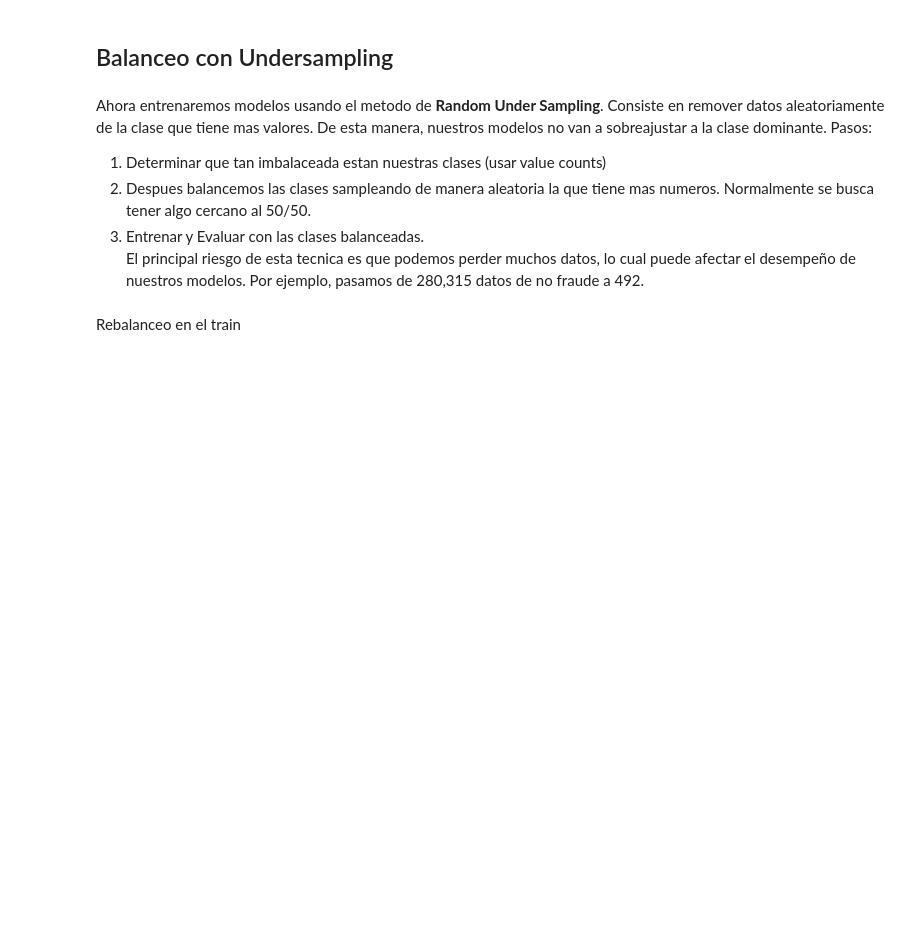
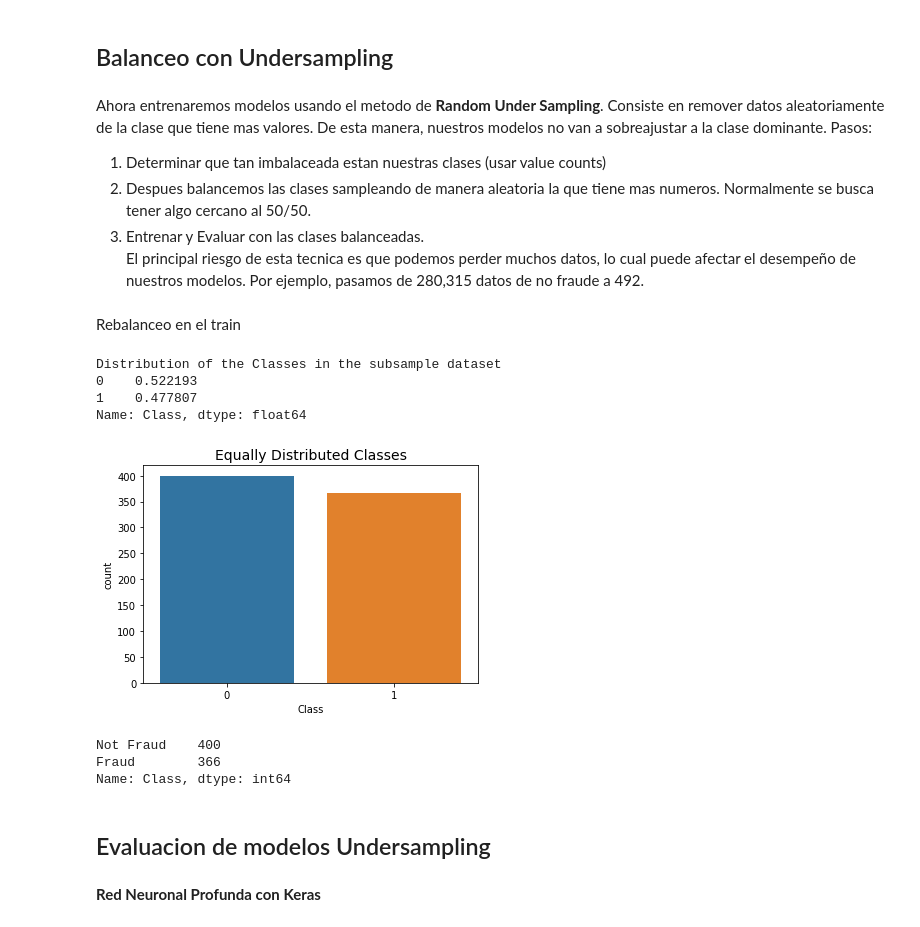
Before and after one commit to uumami/workshop_riskmathics, a Jupyter notebook: deteccion_de_fraude.ipynb, the cells around one changed output. Cells and saved outputs as stored; diff of their text form; code cells hidden in the pictures; blank space fills up the shorter version.

```diff
--- a/deteccion_de_fraude.ipynb
+++ b/deteccion_de_fraude.ipynb
@@ -340,19 +384,34 @@ Rebalanceo en el train
 # %%
 df_train = pd.concat([X_train, Y_train], axis=1)
 fraud_df = df_train.loc[df_train['Class'] == 1]
-non_fraud_df = df_train.loc[df_train['Class'] == 0][:492]
+non_fraud_df = df_train.loc[df_train['Class'] == 0][:400]
 
 normal_distributed_df = pd.concat([fraud_df, non_fraud_df])
 
 # Shuffle de datos de nuevo
 df_new = normal_distributed_df.sample(frac=1, random_state=42)
 # split out validation dataset for the end
 Y_train_new= df_new["Class"]
-X_train_new = df_new.loc[:, dataset.columns != 'Class']
+X_train_new = df_new.loc[:, df.columns != 'Class']
 
 
 print('Distribution of the Classes in the subsample dataset')
 print(df_new['Class'].value_counts()/len(df_new))
 sns.countplot('Class', data=df_new)
 pyplot.title('Equally Distributed Classes', fontsize=14)
 pyplot.show()
+# %% [output]
+Distribution of the Classes in the subsample dataset
+0    0.522193
+1    0.477807
+Name: Class, dtype: float64
+[figure, added]
+# %%
+class_names = {0:'Not Fraud', 1:'Fraud'}
+print(df_new.Class.value_counts().rename(index = class_names))
+# %% [output]
+Not Fraud    400
+Fraud        366
+Name: Class, dtype: int64
+# %% [markdown]
+## Evaluacion de modelos Undersampling
@@ -358,0 +442,2 @@ pyplot.show()
+# %% [markdown]
+**Red Neuronal Profunda con Keras**
```
Also changed, not shown: parts of 51 cells of this notebook.
